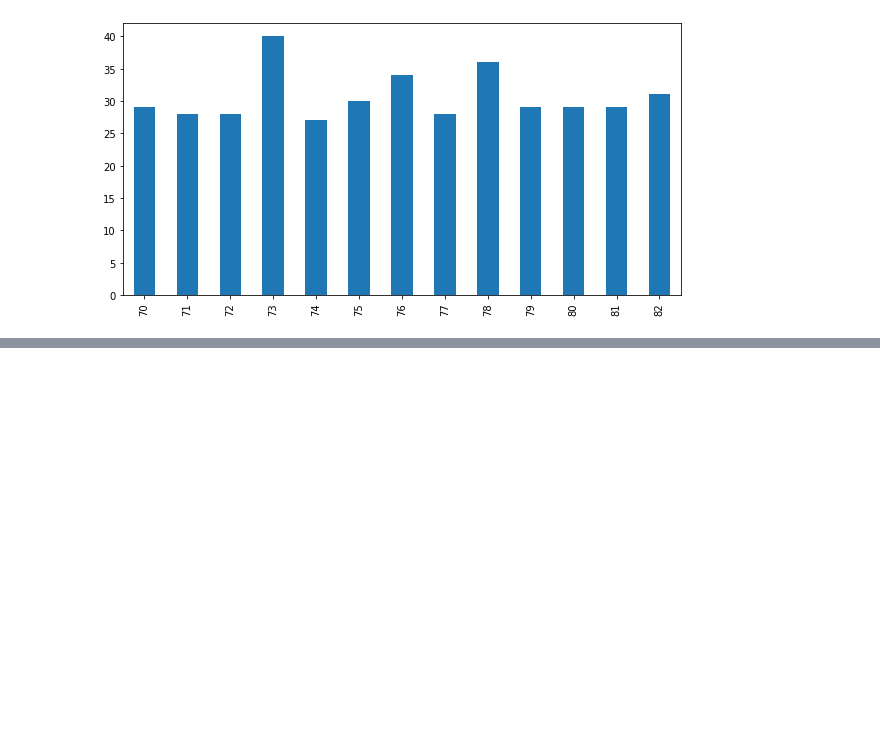
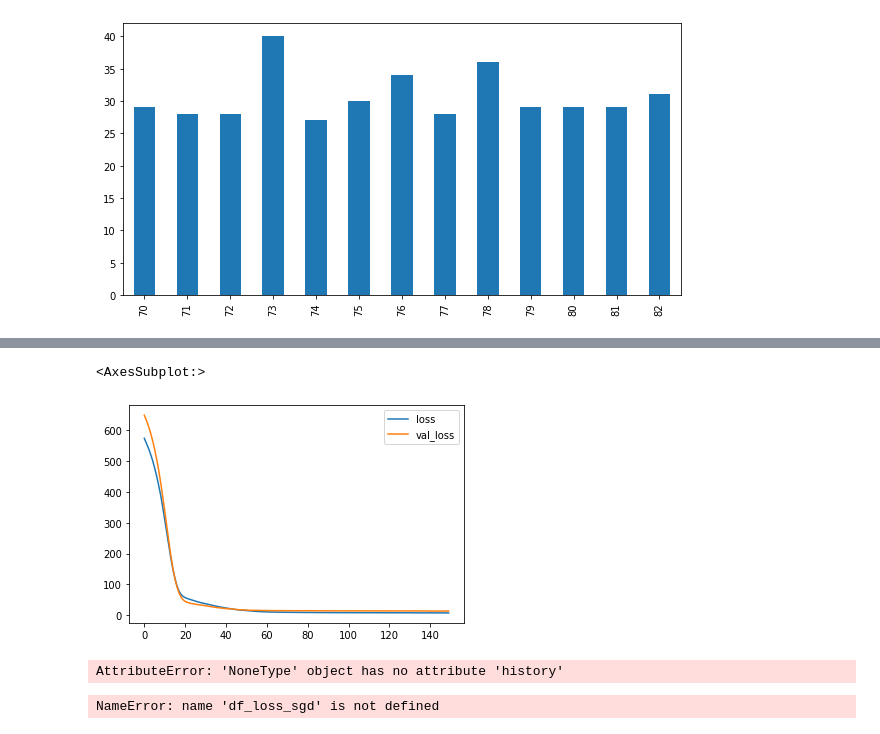
Before and after one commit to FabianAndersson17/Deep_learning_Fabian_Andersson, a Jupyter notebook: Exercises/exercise_0_mlp.ipynb, the cells around one changed output, grey strips where cells are left out. Drawn from its saved outputs; the diff is of its cells as text; code cells hidden in the pictures; blank space fills up the shorter version.

```diff
--- a/Exercises/exercise_0_mlp.ipynb
+++ b/Exercises/exercise_0_mlp.ipynb
@@ -94,0 +97,17 @@ df["model_year"].value_counts().sort_index().plot(kind="bar")
+# %%
+from sklearn.model_selection import train_test_split
+from sklearn.preprocessing import StandardScaler
+
+scaler = StandardScaler()
+X, y = df.drop(["mpg", "origin"], axis=1), df["mpg"]
+
+X_train, X_test, y_train, y_test = train_test_split(X, y, test_size=0.33, random_state=42)
+X_val_train, X_validation, y_val_train, y_validation = train_test_split(X_train, y_train, test_size=0.33, random_state=42)
+
+scaled_X_train = scaler.fit_transform(X_train)
+scaled_X_test = scaler.transform(X_test)
+scaled_X_validation = scaler.transform(X_validation)
+scaled_X_val_train = scaler.transform(X_val_train)
+
+print(scaled_X_train.shape, scaled_X_test.shape, scaled_X_validation.shape, scaled_X_val_train.shape)
+scaled_X_train
@@ -94,0 +129,23 @@ df["model_year"].value_counts().sort_index().plot(kind="bar")
+# %%
+from tensorflow.keras import Sequential
+from tensorflow.keras.layers import Dense, InputLayer
+from tensorflow.keras.optimizers import SGD
+
+import tensorflow
+
+optimizer = tensorflow.keras.optimizers.Adam(0.001) # https://stackoverflow.com/questions/59737875/keras-change-learning-rate
+optimizer.learning_rate.assign(0.01)
+gradient_decent = SGD(learning_rate = 0.01)
+
+def MLP(optimizers):
+    model = Sequential(name = "MLP_network")
+    model.add(InputLayer(X_val_train.shape[1]))
+    model.add(Dense(6, name = "Hidden1", activation = "relu"))
+    model.add(Dense(1, name = "Output"))
+
+    model.compile(loss = "mean_squared_error", optimizer = optimizers)
+    return model
+
+model = MLP(optimizers = optimizer)
+model.summary()
+model.fit(scaled_X_val_train, y_val_train, epochs=150, verbose=1, validation_data=(scaled_X_validation, y_validation))
@@ -94,0 +171,3 @@ df["model_year"].value_counts().sort_index().plot(kind="bar")
+# %%
+df_loss_adam = pd.DataFrame(model.history.history)
+df_loss_adam.head()
@@ -94,0 +181,5 @@ df["model_year"].value_counts().sort_index().plot(kind="bar")
+# %%
+df_loss_adam.plot()
+# %% [output]
+<AxesSubplot:>
+[figure, added]
@@ -94,0 +188,9 @@ df["model_year"].value_counts().sort_index().plot(kind="bar")
+# %%
+df_loss_sgd = pd.DataFrame(model.history.history)
+df_loss_sgd.head()
+# %% [output]
+AttributeError: 'NoneType' object has no attribute 'history'
+# %%
+df_loss_sgd.plot()
+# %% [output]
+NameError: name 'df_loss_sgd' is not defined
```
Also changed, not shown: parts of 8 cells of this notebook.
